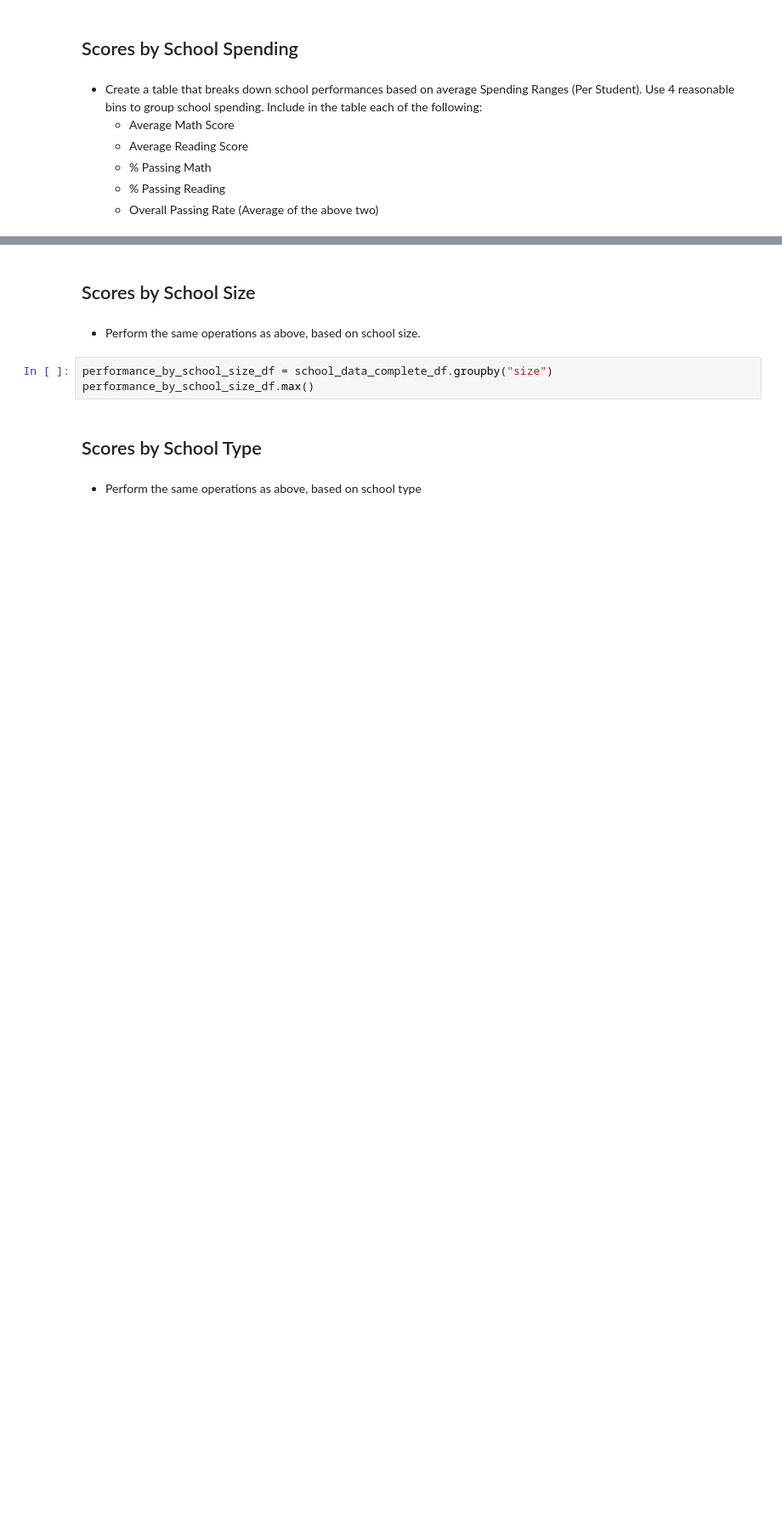
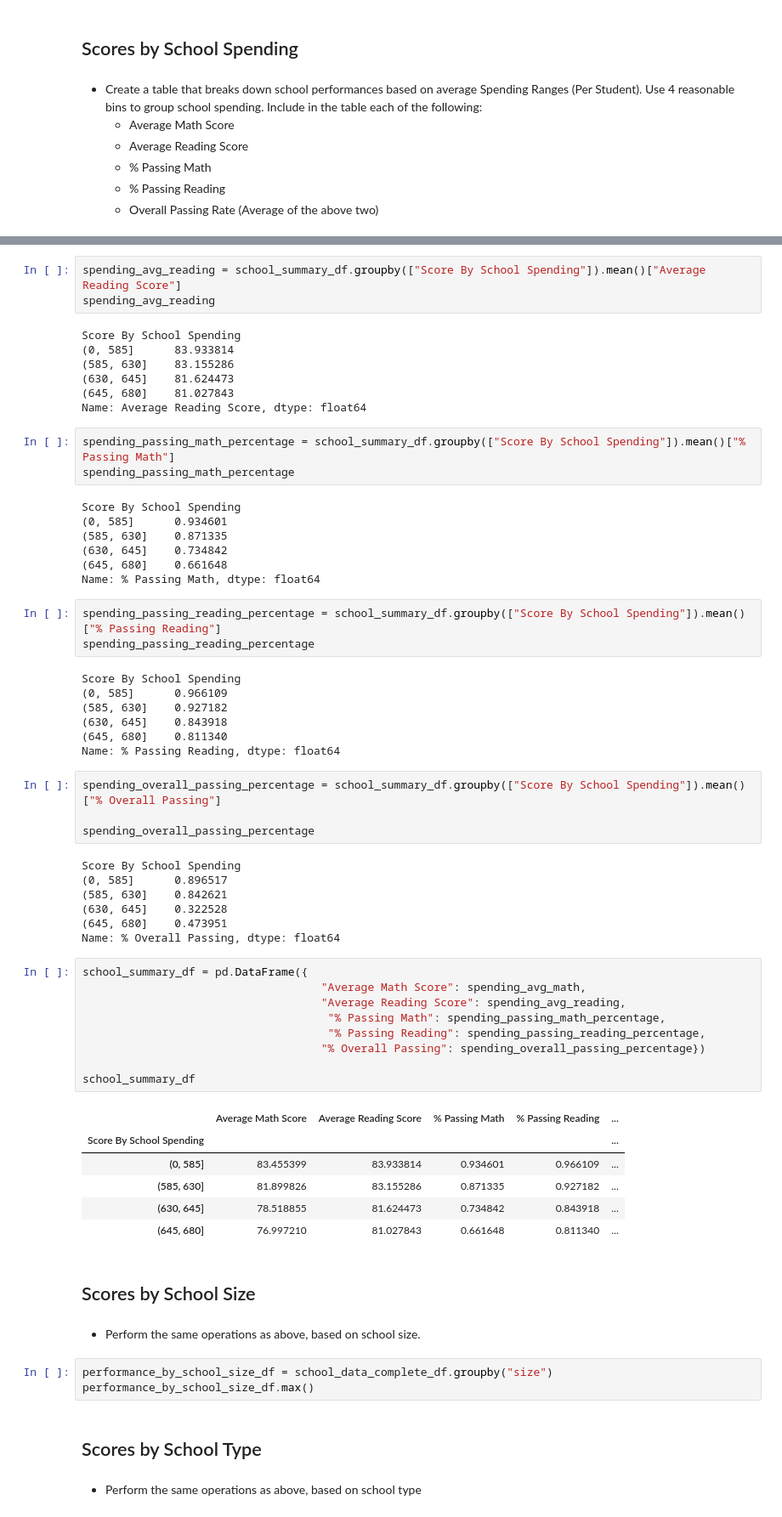
Before and after one commit to ismahanadan/PyCity-Schools-Test-Results-Analysis, a Jupyter notebook: PyCitySchools/PyCitySchools_starter.ipynb, the cells around one changed output, grey strips where cells are left out. Shown at 85% size. Cells and saved outputs as stored; diff of their text form; blank space fills up the shorter version.

```diff
--- a/PyCitySchools/PyCitySchools_starter.ipynb
+++ b/PyCitySchools/PyCitySchools_starter.ipynb
@@ -740,3 +763,60 @@ KeyError: 'Per Student Budget'
+# %%
+spending_avg_reading = school_summary_df.groupby(["Score By School Spending"]).mean()["Average Reading Score"]
+spending_avg_reading
+# %% [output]
+Score By School Spending
+(0, 585]      83.933814
+(585, 630]    83.155286
+(630, 645]    81.624473
+(645, 680]    81.027843
+Name: Average Reading Score, dtype: float64
+# %%
+spending_passing_math_percentage = school_summary_df.groupby(["Score By School Spending"]).mean()["% Passing Math"]
+spending_passing_math_percentage
+# %% [output]
+Score By School Spending
+(0, 585]      0.934601
+(585, 630]    0.871335
+(630, 645]    0.734842
+(645, 680]    0.661648
+Name: % Passing Math, dtype: float64
+# %%
+spending_passing_reading_percentage = school_summary_df.groupby(["Score By School Spending"]).mean()["% Passing Reading"]
+spending_passing_reading_percentage
+# %% [output]
+Score By School Spending
+(0, 585]      0.966109
+(585, 630]    0.927182
+(630, 645]    0.843918
+(645, 680]    0.811340
+Name: % Passing Reading, dtype: float64
+# %%
+spending_overall_passing_percentage = school_summary_df.groupby(["Score By School Spending"]).mean()["% Overall Passing"]
+
+spending_overall_passing_percentage
+# %% [output]
+Score By School Spending
+(0, 585]      0.896517
+(585, 630]    0.842621
+(630, 645]    0.322528
+(645, 680]    0.473951
+Name: % Overall Passing, dtype: float64
+# %%
+school_summary_df = pd.DataFrame({
+                                    "Average Math Score": spending_avg_math,
+                                    "Average Reading Score": spending_avg_reading,
+                                     "% Passing Math": spending_passing_math_percentage,
+                                     "% Passing Reading": spending_passing_reading_percentage,
+                                    "% Overall Passing": spending_overall_passing_percentage})
+
+school_summary_df
+# %% [output]
+|  | Average Math Score | Average Reading Score | % Passing Math | % Passing Reading | ... |
+| Score By School Spending |  |  |  |  | ... |
+| (0, 585] | 83.455399 | 83.933814 | 0.934601 | 0.966109 | ... |
+| (585, 630] | 81.899826 | 83.155286 | 0.871335 | 0.927182 | ... |
+| (630, 645] | 78.518855 | 81.624473 | 0.734842 | 0.843918 | ... |
+| (645, 680] | 76.997210 | 81.027843 | 0.661648 | 0.811340 | ... |
 # %% [markdown]
 ## Scores by School Size
 # %% [markdown]
```
Also changed, not shown: parts of 4 cells of this notebook.
